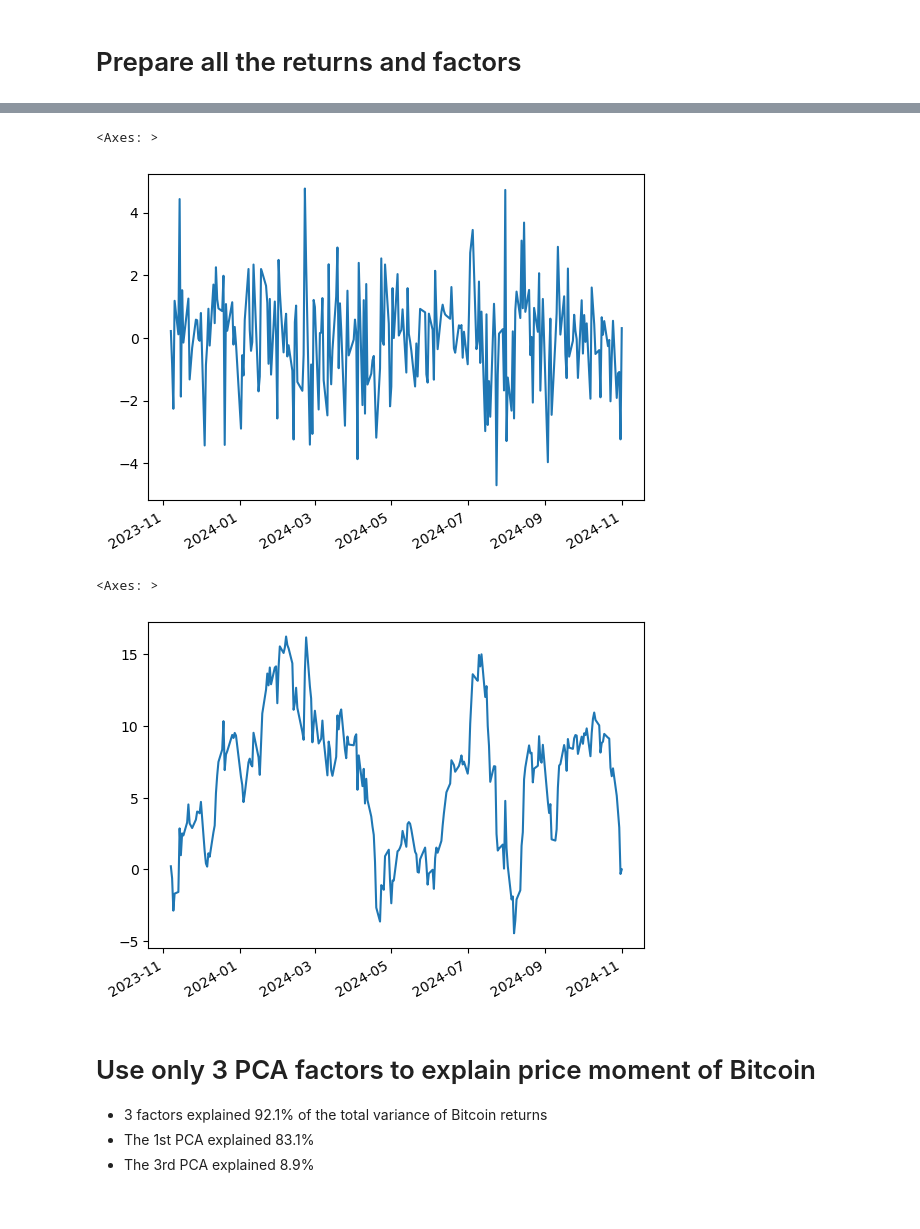
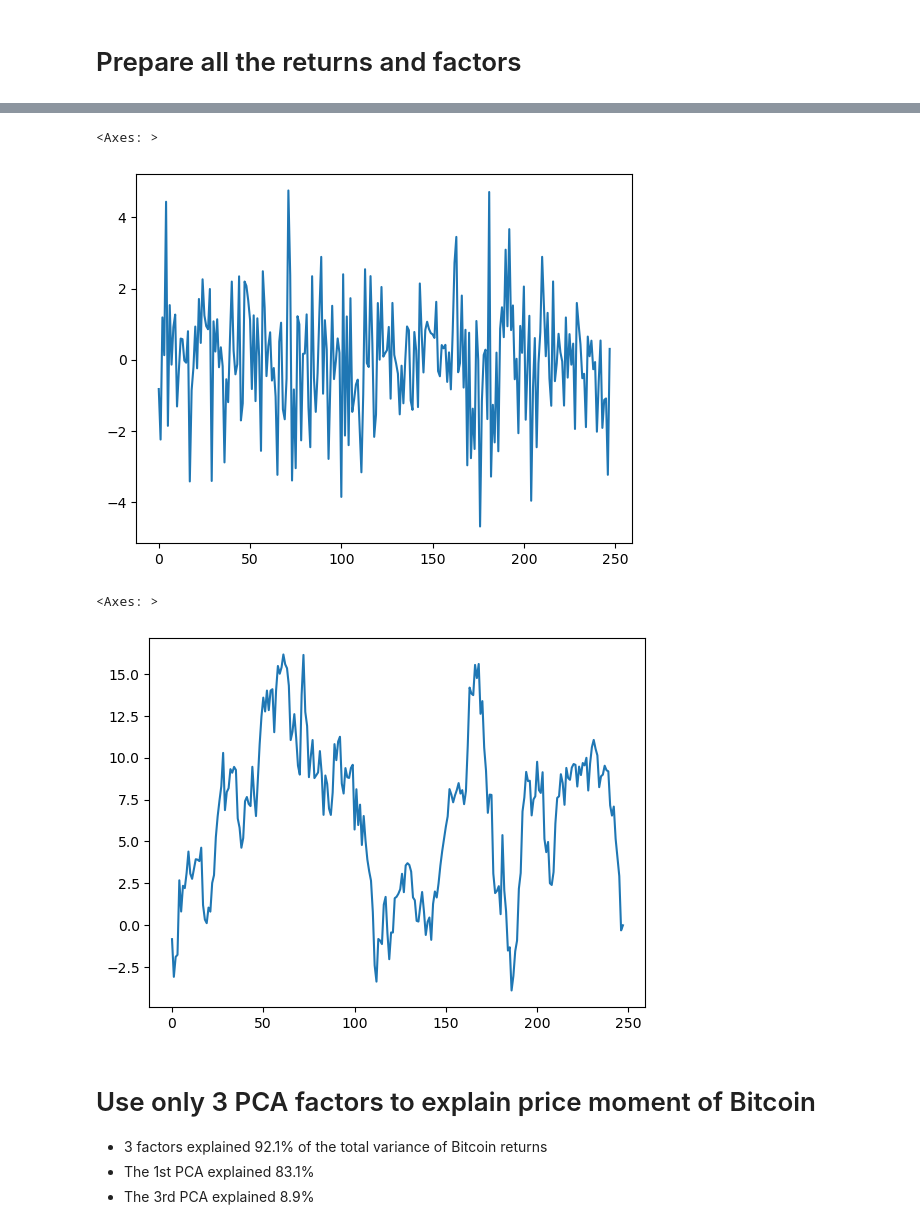
Before and after one commit to zkvn/crypto-factor-model, a Jupyter notebook: Factor Analysis.ipynb, the cells around one changed output, grey strips where cells are left out. Cells and saved outputs as stored; diff of their text form; code cells hidden in the pictures.

```diff
--- a/Factor Analysis.ipynb
+++ b/Factor Analysis.ipynb
@@ -58,13 +58,13 @@ pc_df['PC2'].cumsum().plot()
 # %%
-pc_df['PC3'].plot()
+pc_df0['PC3'].plot()
 # %% [output]
 <Axes: >
-[figure, old version]
+[figure, new version]
 # %%
-pc_df['PC3'].cumsum().plot()
+pc_df0['PC3'].cumsum().plot()
 # %% [output]
 <Axes: >
-[figure, old version]
+[figure, new version]
 # %% [markdown]
 # Use only 3 PCA factors to explain price moment of Bitcoin
 - 3 factors explained 92.1% of the total variance of Bitcoin returns
```
Also changed, not shown: parts of 14 cells of this notebook.
